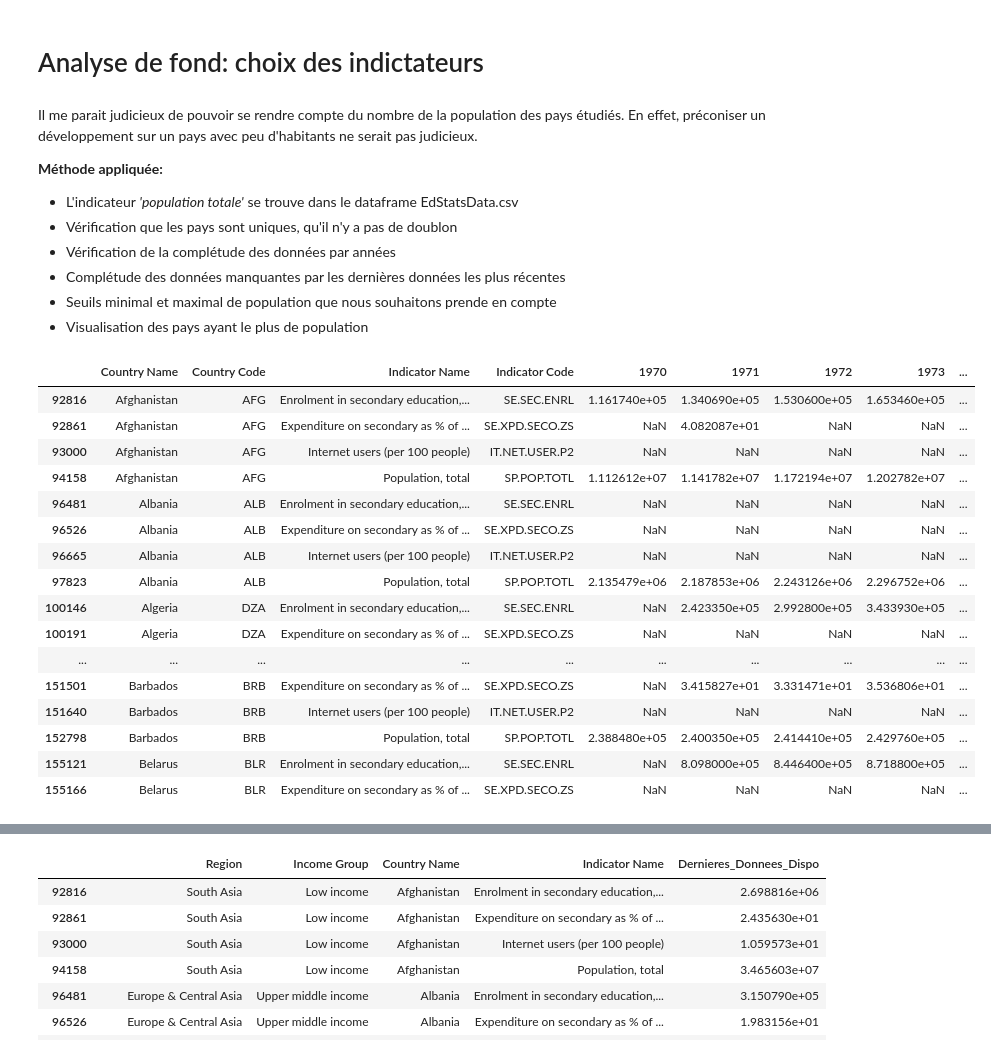
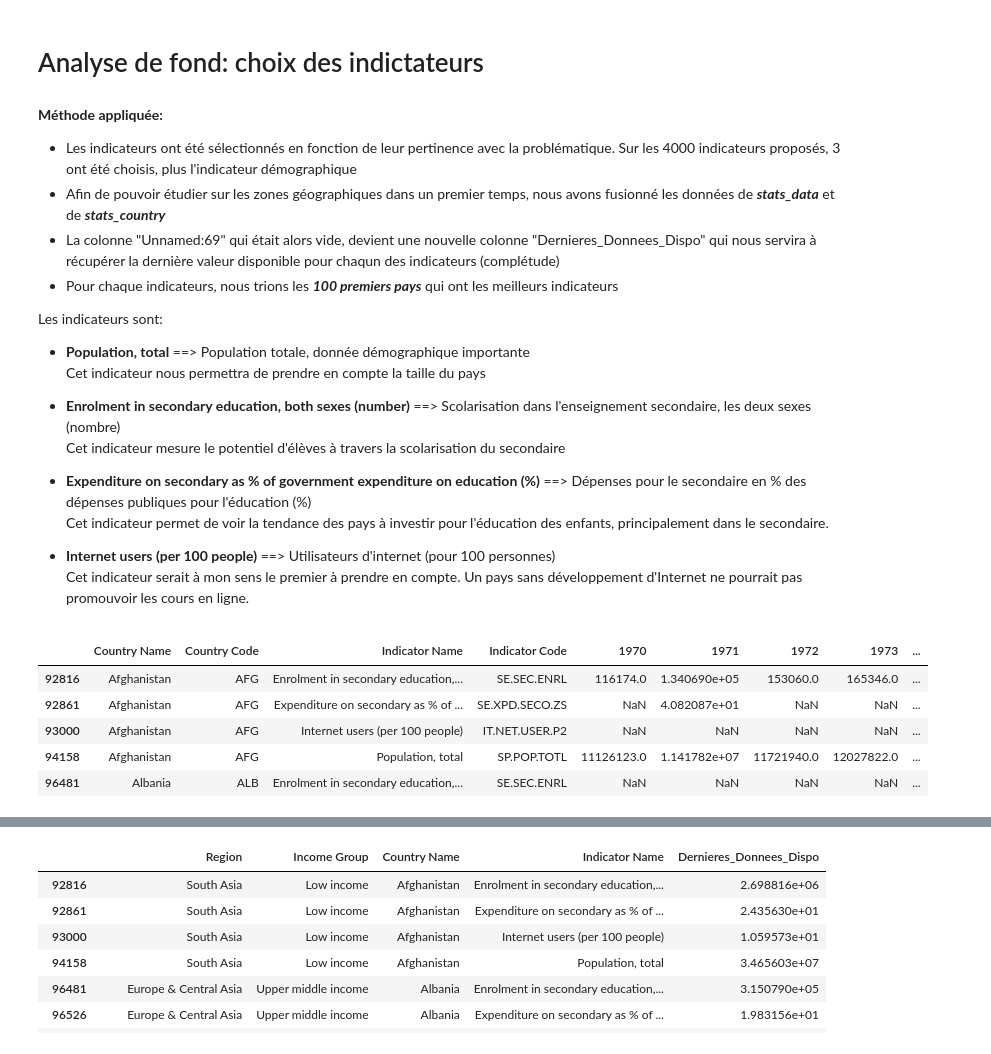
Before and after one commit to Charlotte-1987/openclassroom-projet2, a Jupyter notebook: notebook_p2.ipynb, the cells around one changed output, grey strips where cells are left out. Saved outputs shown, nothing was run; the diff lists cells and outputs as text; code cells hidden in the pictures.

```diff
--- a/notebook_p2.ipynb
+++ b/notebook_p2.ipynb
@@ -458,15 +469,25 @@ msno.bar(stats_series.sample(3665))
 # %% [markdown]
 # Analyse de fond: choix des indictateurs
 # %% [markdown]
-Il me parait judicieux de pouvoir se rendre compte du nombre de la population des pays étudiés. En effet, préconiser un développement sur un pays avec peu d'habitants ne serait pas judicieux.
+
 
 **Méthode appliquée:**
-- L'indicateur *'population totale'* se trouve dans le dataframe EdStatsData.csv
-- Vérification que les pays sont uniques, qu'il n'y a pas de doublon
-- Vérification de la complétude des données par années
-- Complétude des données manquantes par les dernières données les plus récentes
-- Seuils minimal et maximal de population que nous souhaitons prende en compte
-- Visualisation des pays ayant le plus de population
+- Les indicateurs ont été sélectionnés en fonction de leur pertinence avec la problématique. Sur les 4000 indicateurs proposés, 3 ont été choisis, plus l'indicateur démographique
+- Afin de pouvoir étudier sur les zones géographiques dans un premier temps, nous avons fusionné les données de ***stats_data*** et de ***stats_country***
+- La colonne "Unnamed:69" qui était alors vide, devient une nouvelle colonne "Dernieres_Donnees_Dispo" qui nous servira à récupérer la dernière valeur disponible pour chaqun des indicateurs (complétude)
+- Pour chaque indicateurs, nous trions les ***100 premiers pays*** qui ont les meilleurs indicateurs
+
+Les indicateurs sont:
+- **Population, total** ==> Population totale, donnée démographique importante
+Cet indicateur nous permettra de prendre en compte la taille du pays
+
+- **Enrolment in secondary education, both sexes (number)** ==> Scolarisation dans l'enseignement secondaire, les deux sexes (nombre)
+Cet indicateur mesure le potentiel d'élèves à travers la scolarisation du secondaire
+
+- **Expenditure on secondary as % of government expenditure on education (%)** ==> Dépenses pour le secondaire en % des dépenses publiques pour l'éducation (%)
+Cet indicateur permet de voir la tendance des pays à investir pour l'éducation des enfants, principalement dans le secondaire.
+- **Internet users (per 100 people)** ==> Utilisateurs d'internet (pour 100 personnes)
+Cet indicateur serait à mon sens le premier à prendre en compte. Un pays sans développement d'Internet ne pourrait pas promouvoir les cours en ligne.
 # %%
 indicateurs = (
     'Population, total',
@@ -477,25 +498,14 @@ indicateurs = (
 # %%
 df_base = pd.merge(stats_data, stats_country[['Country Code', 'Region', 'Income Group']],how='left', on='Country Code')
 df_base = df_base[df_base['Indicator Name'].isin(indicateurs)]
 df_base = df_base.rename(columns = {'Unnamed: 69':'Dernieres_Donnees_Dispo'})
 df_base.dropna(subset=['Region'], axis=0, inplace=True)
-df_base.head(70)
+df_base.head()
 # %% [output]
 |  | Country Name | Country Code | Indicator Name | Indicator Code | 1970 | 1971 | 1972 | 1973 | ... |
-| 92816 | Afghanistan | AFG | Enrolment in secondary education,... | SE.SEC.ENRL | 1.161740e+05 | 1.340690e+05 | 1.530600e+05 | 1.653460e+05 | ... |
+| 92816 | Afghanistan | AFG | Enrolment in secondary education,... | SE.SEC.ENRL | 116174.0 | 1.340690e+05 | 153060.0 | 165346.0 | ... |
 | 92861 | Afghanistan | AFG | Expenditure on secondary as % of ... | SE.XPD.SECO.ZS | NaN | 4.082087e+01 | NaN | NaN | ... |
 | 93000 | Afghanistan | AFG | Internet users (per 100 people) | IT.NET.USER.P2 | NaN | NaN | NaN | NaN | ... |
-| 94158 | Afghanistan | AFG | Population, total | SP.POP.TOTL | 1.112612e+07 | 1.141782e+07 | 1.172194e+07 | 1.202782e+07 | ... |
+| 94158 | Afghanistan | AFG | Population, total | SP.POP.TOTL | 11126123.0 | 1.141782e+07 | 11721940.0 | 12027822.0 | ... |
 | 96481 | Albania | ALB | Enrolment in secondary education,... | SE.SEC.ENRL | NaN | NaN | NaN | NaN | ... |
-| 96526 | Albania | ALB | Expenditure on secondary as % of ... | SE.XPD.SECO.ZS | NaN | NaN | NaN | NaN | ... |
-| 96665 | Albania | ALB | Internet users (per 100 people) | IT.NET.USER.P2 | NaN | NaN | NaN | NaN | ... |
-| 97823 | Albania | ALB | Population, total | SP.POP.TOTL | 2.135479e+06 | 2.187853e+06 | 2.243126e+06 | 2.296752e+06 | ... |
-| 100146 | Algeria | DZA | Enrolment in secondary education,... | SE.SEC.ENRL | NaN | 2.423350e+05 | 2.992800e+05 | 3.433930e+05 | ... |
-| 100191 | Algeria | DZA | Expenditure on secondary as % of ... | SE.XPD.SECO.ZS | NaN | NaN | NaN | NaN | ... |
-| ... | ... | ... | ... | ... | ... | ... | ... | ... | ... |
-| 151501 | Barbados | BRB | Expenditure on secondary as % of ... | SE.XPD.SECO.ZS | NaN | 3.415827e+01 | 3.331471e+01 | 3.536806e+01 | ... |
-| 151640 | Barbados | BRB | Internet users (per 100 people) | IT.NET.USER.P2 | NaN | NaN | NaN | NaN | ... |
-| 152798 | Barbados | BRB | Population, total | SP.POP.TOTL | 2.388480e+05 | 2.400350e+05 | 2.414410e+05 | 2.429760e+05 | ... |
-| 155121 | Belarus | BLR | Enrolment in secondary education,... | SE.SEC.ENRL | NaN | 8.098000e+05 | 8.446400e+05 | 8.718800e+05 | ... |
-| 155166 | Belarus | BLR | Expenditure on secondary as % of ... | SE.XPD.SECO.ZS | NaN | NaN | NaN | NaN | ... |
 # %%
```
Also changed, not shown: parts of 53 cells of this notebook.
